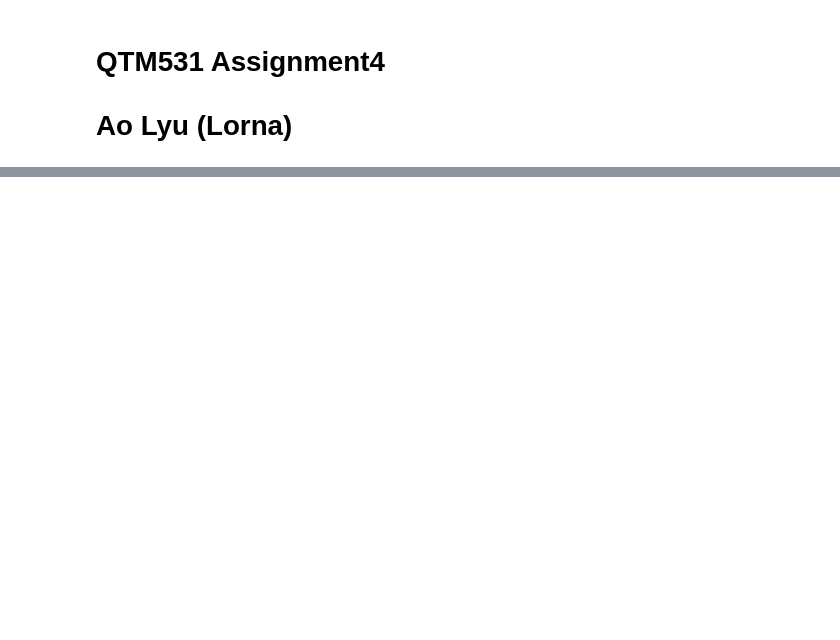
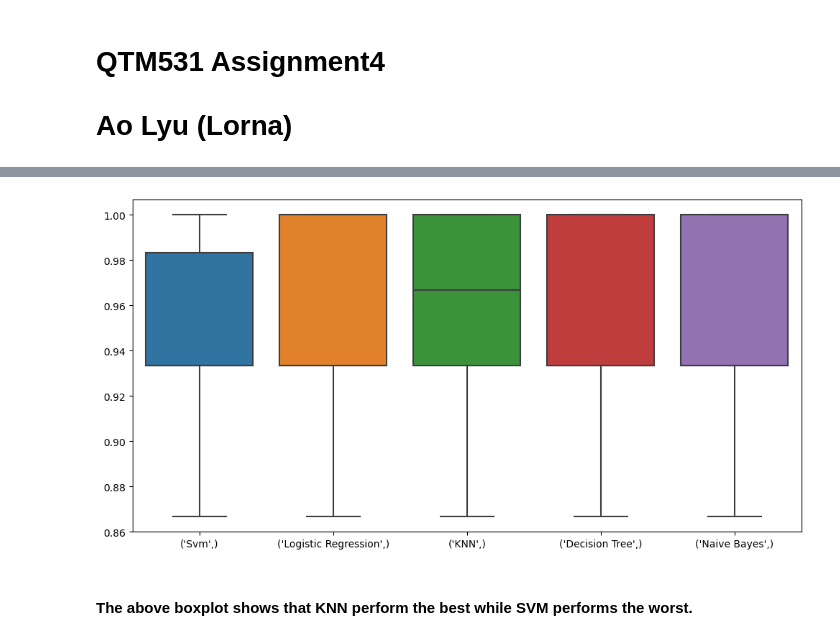
Before and after one commit to lornalyu/qtm531spring2024, a Jupyter notebook: Assignment/QTM531 Assignmnet4 Lorna.ipynb, the cells around one changed output, grey strips where cells are left out. Cells and saved outputs as stored; diff of their text form; code cells hidden in the pictures; blank space fills up the shorter version.

```diff
--- a/Assignment/QTM531 Assignmnet4 Lorna.ipynb
+++ b/Assignment/QTM531 Assignmnet4 Lorna.ipynb
@@ -65,0 +154,14 @@ Consider more than one evaluation metric. For example, you can use the mean squa
+# %%
+# In a Nutshell
+abc = []
+classifiers = ['Svm', 'Logistic Regression', 'KNN','Decision Tree', 'Naive Bayes']
+models = [svm.SVC(), LogisticRegression(), KNeighborsClassifier(n_neighbors=4), DecisionTreeClassifier(), GaussianNB()]
+
+for i in models:
+    model = i
+    model.fit(X_train, Y_train)
+    prediction = model.predict(X_test)
+    abc.append(metrics.accuracy_score(prediction, Y_test))
+models_dataframe = pd.DataFrame(abc, index = classifiers)
+models_dataframe.columns = ['Accuracy']
+models_dataframe
@@ -65,0 +177,21 @@ Consider more than one evaluation metric. For example, you can use the mean squa
+# %%
+# split the data into 10 equal parts
+kfold = KFold(n_splits=10, random_state=22,shuffle=True)
+# %%
+# Using kfold cross validation
+xyz = []
+accuracy = []
+std = []
+classifiers = ['Svm', 'Logistic Regression', 'KNN','Decision Tree', 'Naive Bayes']
+models = [svm.SVC(), LogisticRegression(), KNeighborsClassifier(n_neighbors=4), DecisionTreeClassifier(), GaussianNB()]
+
+for i in models:
+    model = i
+    cv_result = cross_val_score(model, X, Y, cv = kfold, scoring = "accuracy")
+    cv_result = cv_result
+    xyz.append(cv_result.mean())
+    std.append(cv_result.std())
+    accuracy.append(cv_result)
+new_models_dataframe2 = pd.DataFrame(xyz,index=classifiers)
+new_models_dataframe2.columns = ['CV Mean']
+new_models_dataframe2
@@ -65,0 +222,10 @@ Consider more than one evaluation metric. For example, you can use the mean squa
+# %%
+# compute the cross validation error
+plt.subplots(figsize=(12,6))
+box=pd.DataFrame(accuracy,index=[classifiers])
+sns.boxplot(box.T)
+plt.show()
+# %% [output]
+[figure, added]
+# %% [markdown]
+#### The above boxplot shows that KNN perform the best while SVM performs the worst.
```
Also changed, not shown: parts of 22 cells of this notebook.
